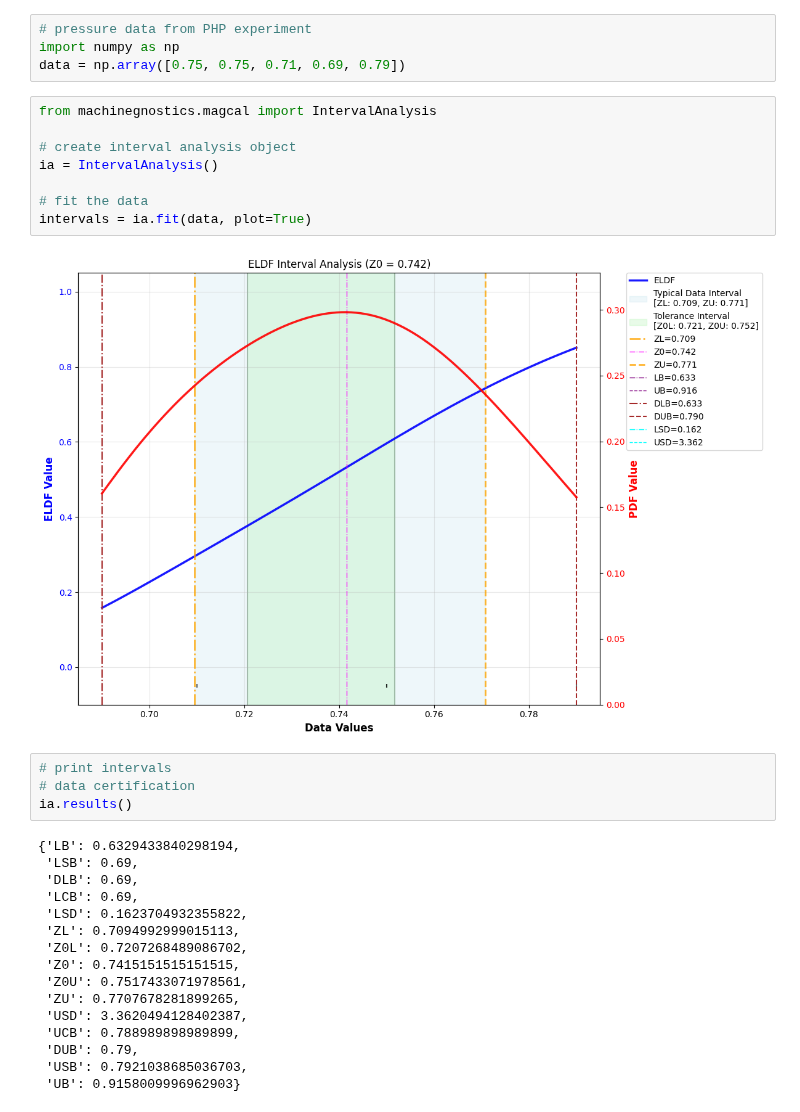
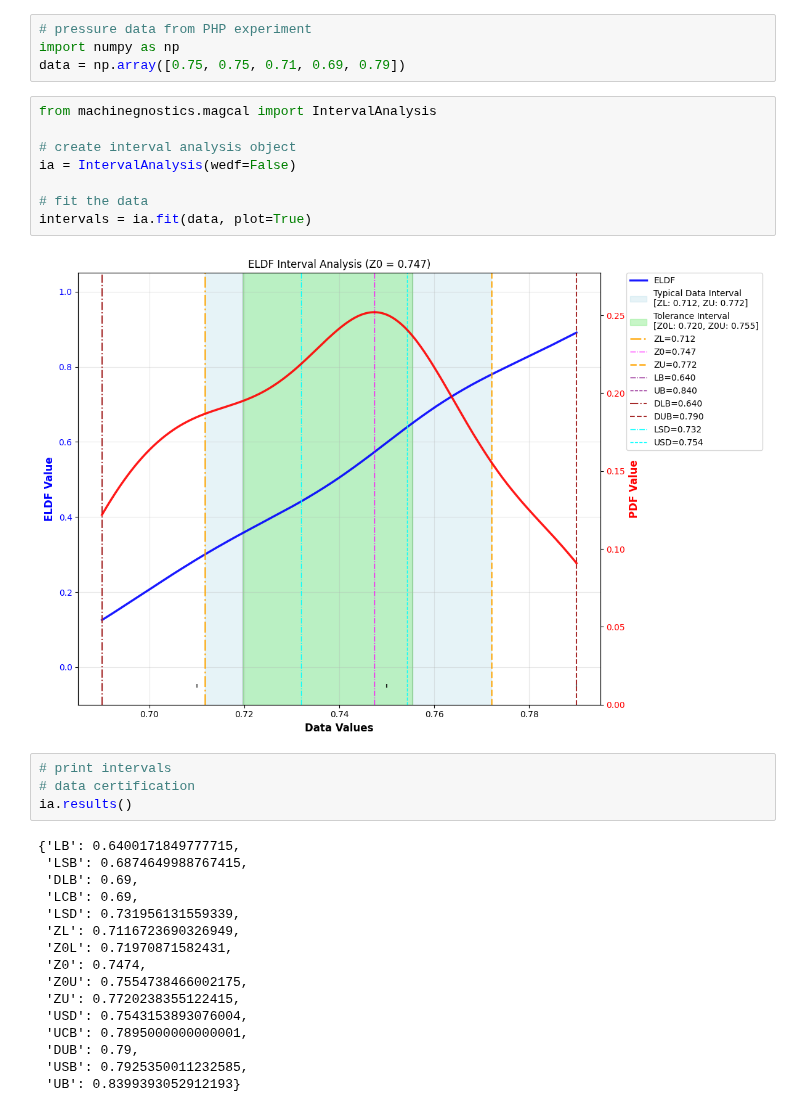
Before and after one commit to MachineGnostics/machinegnostics, a Jupyter notebook: examples/example_0_5_gnostic_uncertainty_analysis.ipynb, the cells around one changed output. Cells and saved outputs as stored; diff of their text form.

```diff
--- a/examples/example_0_5_gnostic_uncertainty_analysis.ipynb
+++ b/examples/example_0_5_gnostic_uncertainty_analysis.ipynb
@@ -15,33 +15,33 @@ data = np.array([0.75, 0.75, 0.71, 0.69, 0.79])
 # %%
 from machinegnostics.magcal import IntervalAnalysis
 
 # create interval analysis object
-ia = IntervalAnalysis()
+ia = IntervalAnalysis(wedf=False)
 
 # fit the data
 intervals = ia.fit(data, plot=True)
 # %% [output]
-[figure, old version]
+[figure, new version]
 # %%
 # print intervals
 # data certification
 ia.results()
 # %% [output]
-{'LB': 0.6329433840298194,
- 'LSB': 0.69,
+{'LB': 0.6400171849777715,
+ 'LSB': 0.6874649988767415,
  'DLB': 0.69,
  'LCB': 0.69,
- 'LSD': 0.1623704932355822,
- 'ZL': 0.7094992999015113,
- 'Z0L': 0.7207268489086702,
- 'Z0': 0.7415151515151515,
- 'Z0U': 0.7517433071978561,
- 'ZU': 0.7707678281899265,
- 'USD': 3.3620494128402387,
- 'UCB': 0.788989898989899,
+ 'LSD': 0.731956131559339,
+ 'ZL': 0.7116723690326949,
+ 'Z0L': 0.71970871582431,
+ 'Z0': 0.7474,
+ 'Z0U': 0.7554738466002175,
+ 'ZU': 0.7720238355122415,
+ 'USD': 0.7543153893076004,
+ 'UCB': 0.7895000000000001,
  'DUB': 0.79,
- 'USB': 0.7921038685036703,
- 'UB': 0.9158009996962903}
+ 'USB': 0.7925350011232585,
+ 'UB': 0.8399393052912193}
 # %%
 # Get interval results
 results = ia.results()
```
Also changed, not shown: parts of 5 cells of this notebook, 4 other files.
